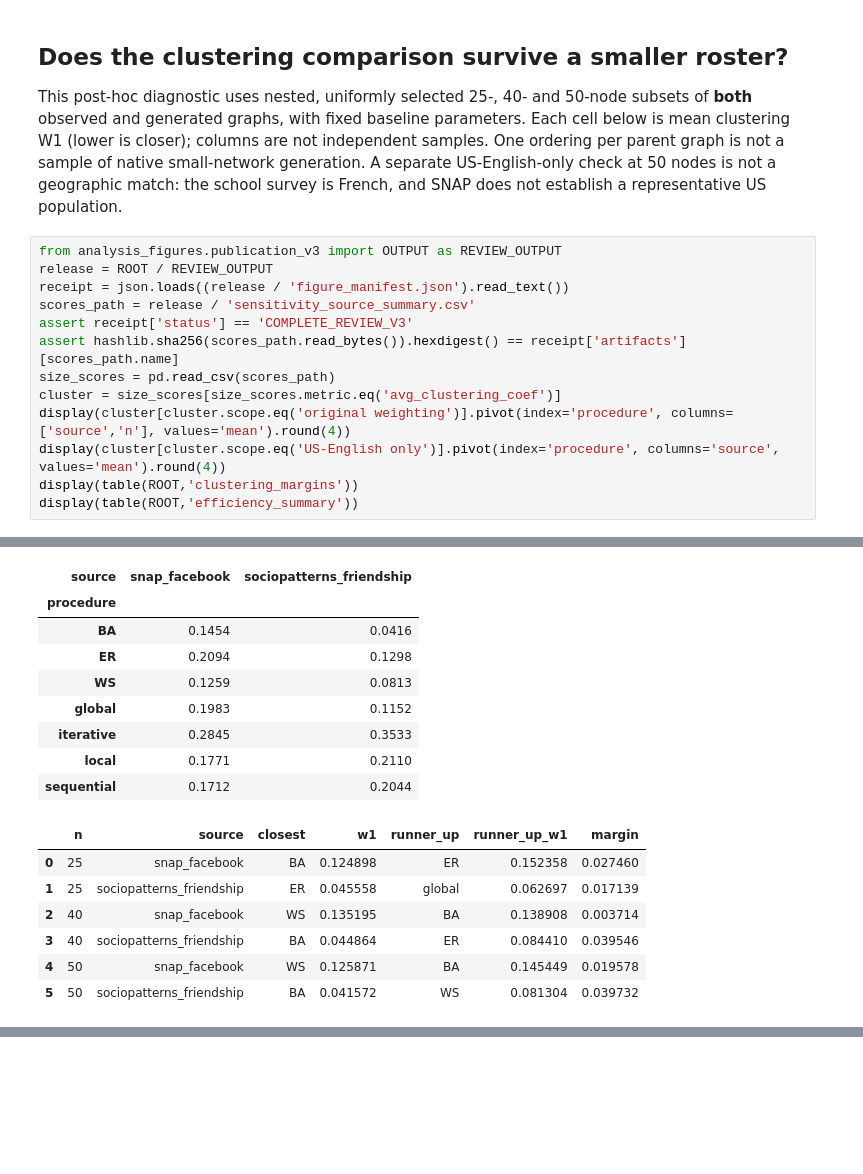
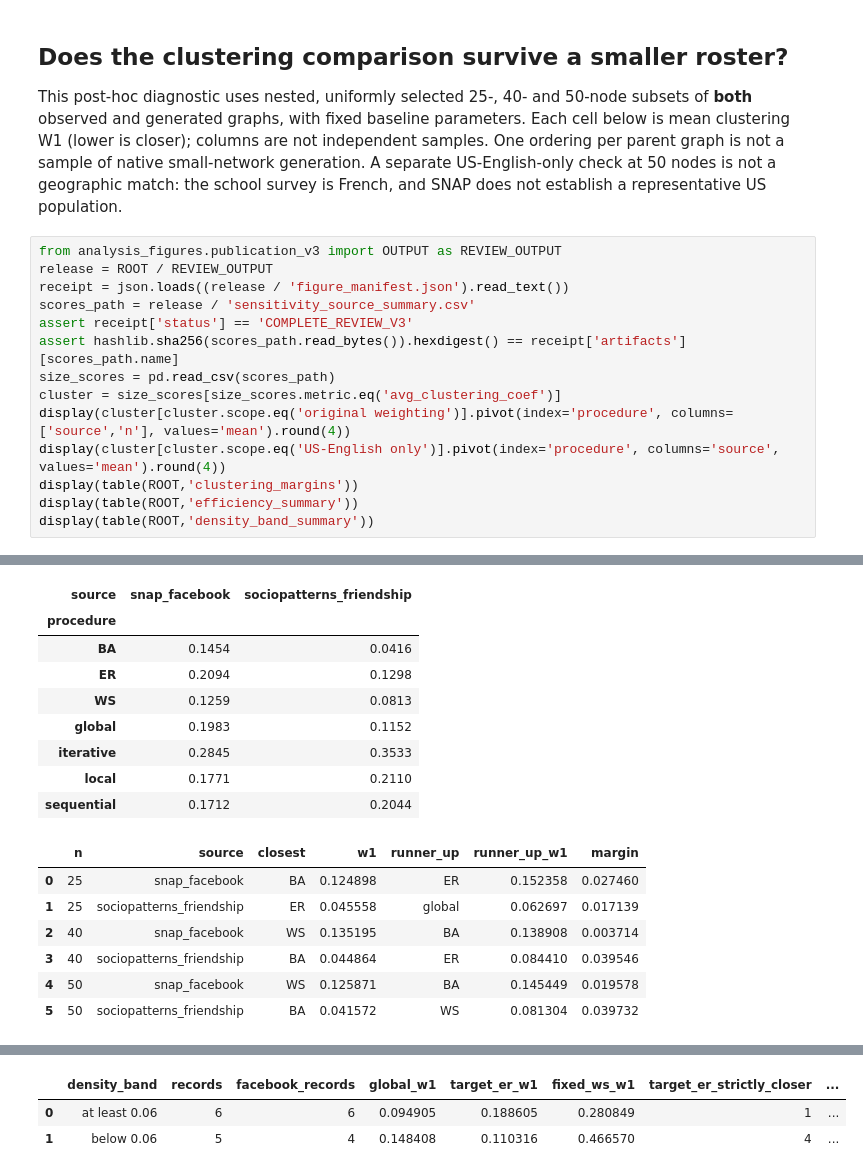
Before and after one commit to hemu77/UA_Capstone, a Jupyter notebook: analysis/03_heldout_public_evaluation.ipynb, the cells around one changed output, grey strips where cells are left out. Saved outputs shown, nothing was run; the diff lists cells and outputs as text; blank space fills up the shorter version.

Commit message:
Fix reviewed viewer interactions and clarify density and mixing diagnostics

```diff
--- a/analysis/03_heldout_public_evaluation.ipynb
+++ b/analysis/03_heldout_public_evaluation.ipynb
@@ -187,37 +187,41 @@ display(cluster[cluster.scope.eq('original weighting')].pivot(index='procedure',
 display(cluster[cluster.scope.eq('US-English only')].pivot(index='procedure', columns='source', values='mean').round(4))
 display(table(ROOT,'clustering_margins'))
 display(table(ROOT,'efficiency_summary'))
+display(table(ROOT,'density_band_summary'))
 # %% [output]
 | source | snap_facebook | sociopatterns_friendship | snap_facebook | sociopatterns_friendship | snap_facebook | ... |
 | n | 25 | 25 | 40 | 40 | 50 | ... |
 | procedure |  |  |  |  |  | ... |
 | BA | 0.1249 | 0.1297 | 0.1389 | 0.0449 | 0.1454 | ... |
 | ER | 0.1524 | 0.0456 | 0.1865 | 0.0844 | 0.2094 | ... |
 | WS | 0.1602 | 0.2499 | 0.1352 | 0.1345 | 0.1259 | ... |
 | global | 0.1737 | 0.0627 | 0.1847 | 0.0958 | 0.1847 | ... |
 | iterative | 0.3204 | 0.4424 | 0.2884 | 0.3768 | 0.2687 | ... |
 | local | 0.1881 | 0.2953 | 0.1809 | 0.2423 | 0.1716 | ... |
 | sequential | 0.1795 | 0.2846 | 0.1738 | 0.2311 | 0.1678 | ... |
 | source | snap_facebook | sociopatterns_friendship |
 | procedure |  |  |
 | BA | 0.1454 | 0.0416 |
 | ER | 0.2094 | 0.1298 |
 | WS | 0.1259 | 0.0813 |
 | global | 0.1983 | 0.1152 |
 | iterative | 0.2845 | 0.3533 |
 | local | 0.1771 | 0.2110 |
 | sequential | 0.1712 | 0.2044 |
 |  | n | source | closest | w1 | runner_up | runner_up_w1 | margin |
 | 0 | 25 | snap_facebook | BA | 0.124898 | ER | 0.152358 | 0.027460 |
 | 1 | 25 | sociopatterns_friendship | ER | 0.045558 | global | 0.062697 | 0.017139 |
 | 2 | 40 | snap_facebook | WS | 0.135195 | BA | 0.138908 | 0.003714 |
 | 3 | 40 | sociopatterns_friendship | BA | 0.044864 | ER | 0.084410 | 0.039546 |
 | 4 | 50 | snap_facebook | WS | 0.125871 | BA | 0.145449 | 0.019578 |
 | 5 | 50 | sociopatterns_friendship | BA | 0.041572 | WS | 0.081304 | 0.039732 |
 |  | source | records | global | ER | WS | target_ER | ws_gap_closed | target_strictly_closer | ... |
 | 0 | snap_facebook | 10 | 0.117320 | 0.364785 | 0.356299 | 0.156173 | 0.837419 | 4 | ... |
 | 1 | sociopatterns_friendship | 1 | 0.138268 | 0.463440 | 0.454955 | 0.121477 | 1.053022 | 1 | ... |
 | 2 | all_equal_record | 11 | 0.119224 | 0.373753 | 0.365267 | 0.153019 | 0.862647 | 5 | ... |
+|  | density_band | records | facebook_records | global_w1 | target_er_w1 | fixed_ws_w1 | target_er_strictly_closer | ... |
+| 0 | at least 0.06 | 6 | 6 | 0.094905 | 0.188605 | 0.280849 | 1 | ... |
+| 1 | below 0.06 | 5 | 4 | 0.148408 | 0.110316 | 0.466570 | 4 | ... |
 # %% [markdown]
 ## What the comparisons support
 Classical models stay competitive on clustering, but the ordering depends on which people are sampled. On Facebook at 40 nodes the WS advantage over BA is just 0.0037 W1; at school at 25 nodes ER is 0.0171 ahead of Global. These are descriptive margins, not significance or equivalence tests. Observed mean clustering exceeded degree-swap controls in all 11 records, not necessarily every draw.
```
Also changed, not shown: parts of 3 cells of this notebook, 34 other files.
